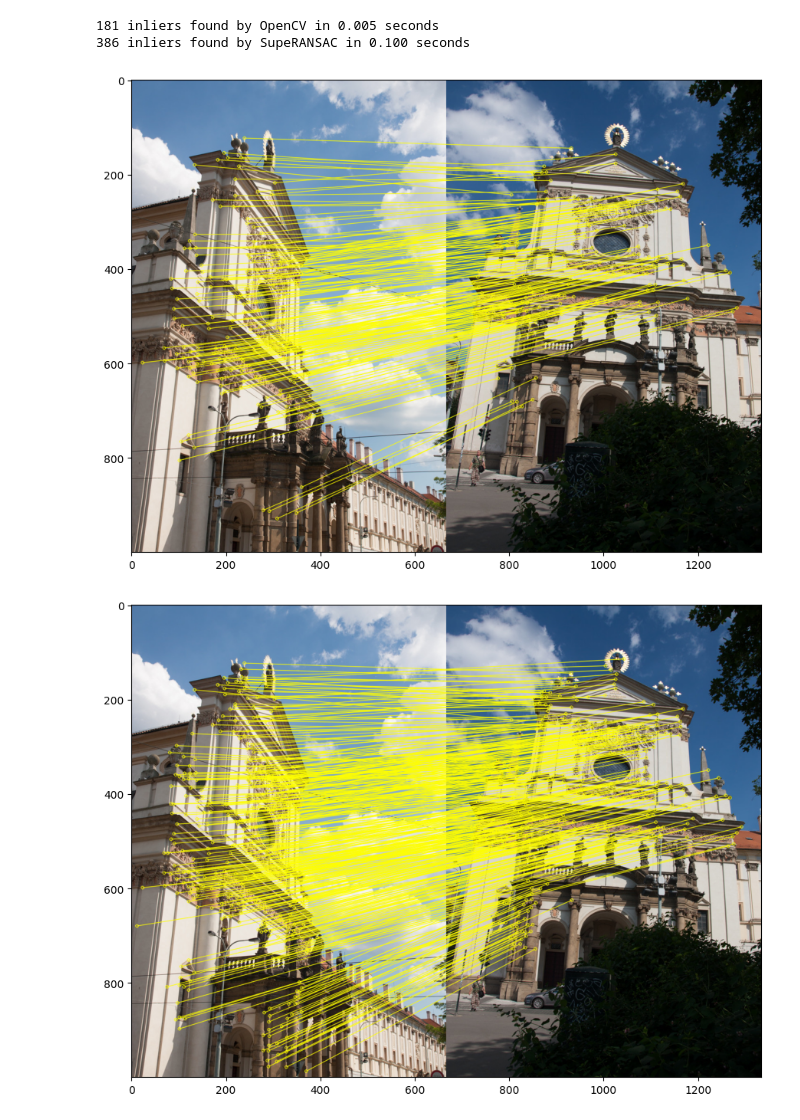
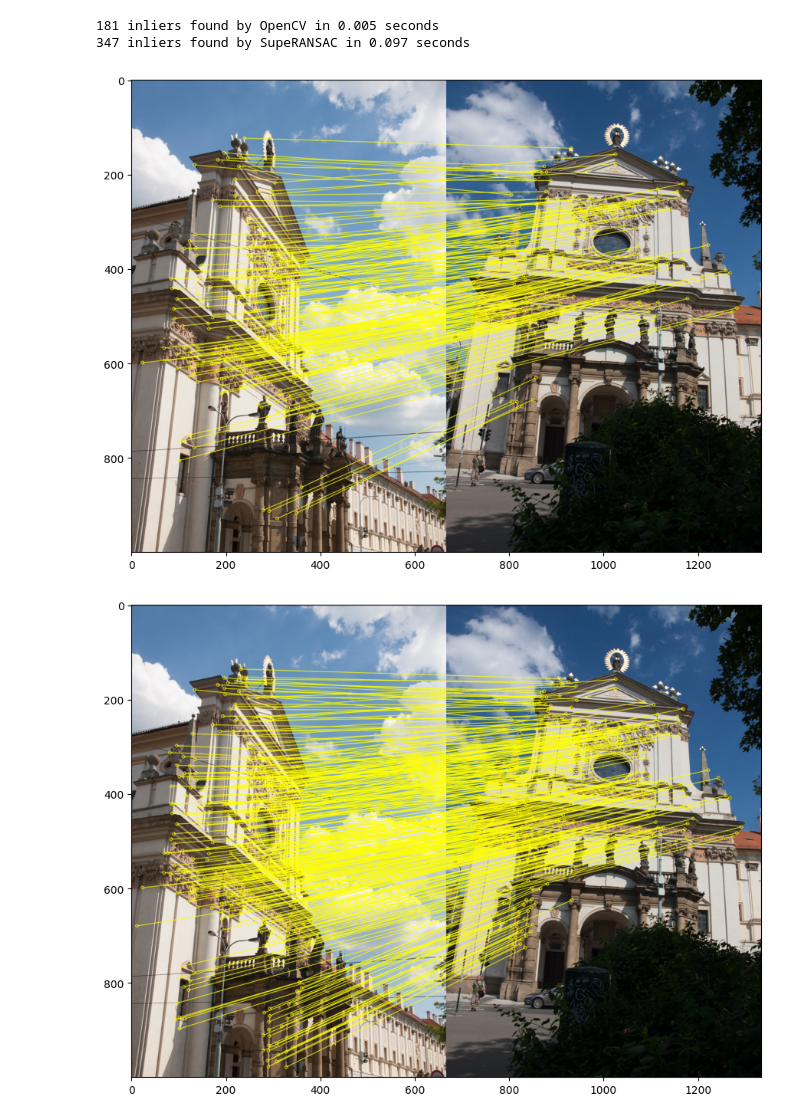
Before and after one commit to danini/superansac, a Jupyter notebook: examples/example_fundamental_matrix_fitting_splg.ipynb, the cells around one changed output. Drawn from its saved outputs; the diff is of its cells as text; code cells hidden in the pictures.

```diff
--- a/examples/example_fundamental_matrix_fitting_splg.ipynb
+++ b/examples/example_fundamental_matrix_fitting_splg.ipynb
@@ -101,13 +101,13 @@ def run_cv2(matches):
     print (f'{int(deepcopy(mask).astype(np.float32).sum())} inliers found by OpenCV in {elapsed_time:0.3f} seconds')
     return F, mask
 
-def run_superansac(matches, config, image_size1, image_size2):
+def run_superansac(matches, scores, config, image_size1, image_size2):
     # Run the fundamental matrix estimation implemented in SupeRANSAC
     tic = time.perf_counter()
     F, inliers, score, iterations = pysuperansac.estimateFundamentalMatrix(
         np.ascontiguousarray(matches),
         [image_size1[1], image_size1[0], image_size2[1], image_size2[0]],
-        [],
+        scores,
         config = config)
     toc = time.perf_counter()
     elapsed_time = toc - tic
@@ -120,36 +120,36 @@ def run_superansac(matches, config, image_size1, image_size2):
 # %%
 # Set up the configuration
 config = pysuperansac.RANSACSettings()
-config.inlier_threshold = 3.0
+config.inlier_threshold = 2.0
 config.min_iterations = 1000
 config.max_iterations = 50
 config.confidence = 0.999
 config.sampler = pysuperansac.SamplerType.PROSAC
 config.scoring = pysuperansac.ScoringType.MAGSAC
 config.local_optimization = pysuperansac.LocalOptimizationType.NestedRANSAC
 config.final_optimization = pysuperansac.LocalOptimizationType.LSQ
 config.neighborhood_settings.neighborhood_grid_density = 6
 config.neighborhood_settings.neighborhood_size = 6
 
 # Run OpenCV RANSAC
 F_cv2, mask_cv2 = run_cv2(splg_matches[0])
 
 # Run OpenCV RANSAC
-F_sr, mask_sr = run_superansac(splg_matches[0], config, img1.shape, img2.shape)
+F_sr, mask_sr = run_superansac(splg_matches[0], splg_matches[1], config, img1.shape, img2.shape)
 
 draw_matches([cv2.KeyPoint(splg_matches[0][i][0], splg_matches[0][i][1], 1) for i in range(splg_matches[0].shape[0])],
              [cv2.KeyPoint(splg_matches[0][i][2], splg_matches[0][i][3], 1) for i in range(splg_matches[0].shape[0])],
              [cv2.DMatch(i, i, 1) for i in range(splg_matches[0].shape[0])],
              img1, img2,
              mask_cv2)
 
 draw_matches([cv2.KeyPoint(splg_matches[0][i][0], splg_matches[0][i][1], 1) for i in range(splg_matches[0].shape[0])],
              [cv2.KeyPoint(splg_matches[0][i][2], splg_matches[0][i][3], 1) for i in range(splg_matches[0].shape[0])],
              [cv2.DMatch(i, i, 1) for i in range(splg_matches[0].shape[0])],
              img1, img2,
              mask_sr)
 # %% [output]
 181 inliers found by OpenCV in 0.005 seconds
-386 inliers found by SupeRANSAC in 0.100 seconds
+347 inliers found by SupeRANSAC in 0.097 seconds
 [figure]
-[figure, old version]
+[figure, new version]
```
Also changed, not shown: parts of 1 cell of this notebook, 3 other files.
